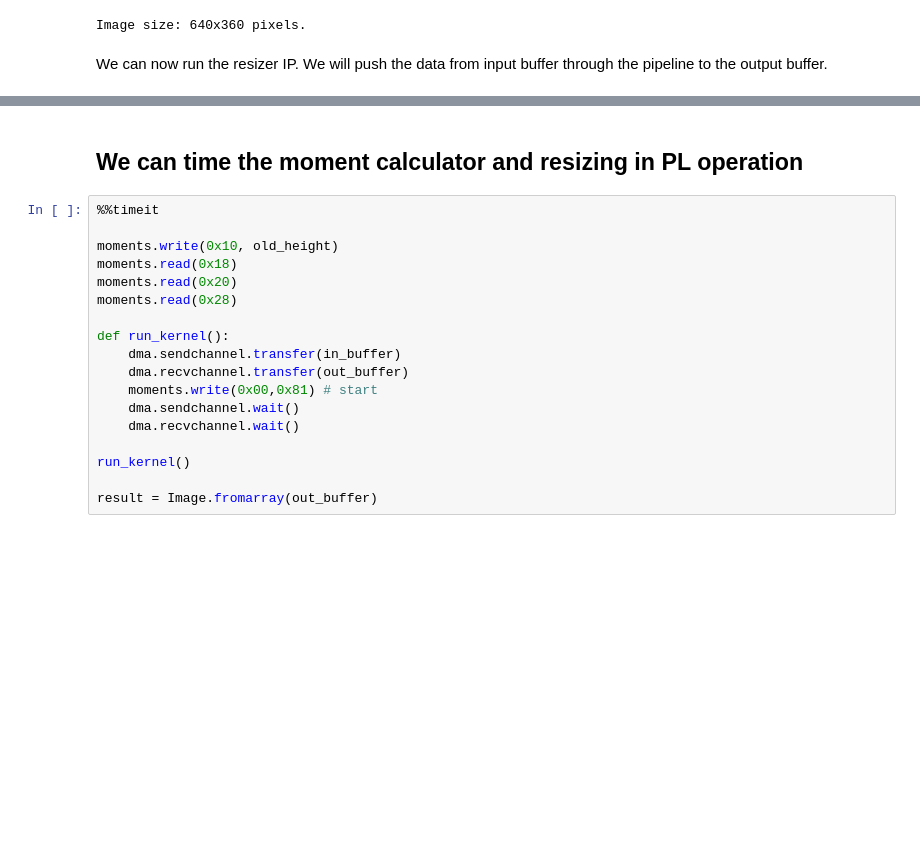
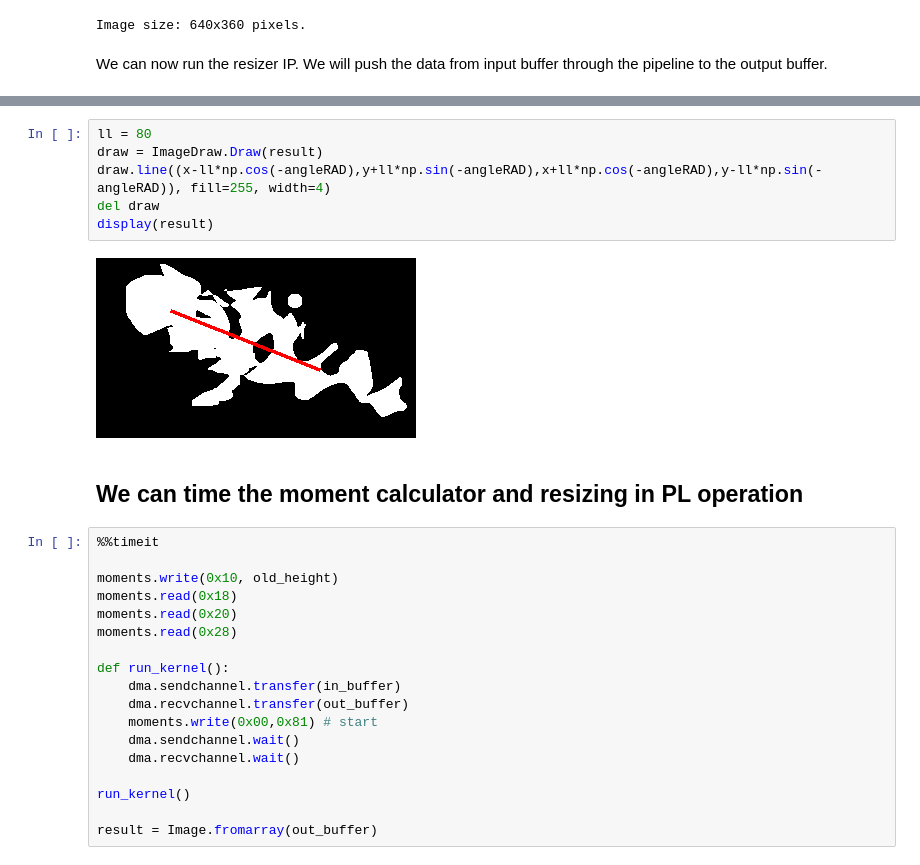
Before and after one commit to torstenschenk/ModellbasierterEntwurf, a Jupyter notebook: Versuch9_Pynq_implement/_moments/notebooks/moments_PL.ipynb, the cells around one changed output, grey strips where cells are left out. Cells and saved outputs as stored; diff of their text form; blank space fills up the shorter version.

```diff
--- a/Versuch9_Pynq_implement/_moments/notebooks/moments_PL.ipynb
+++ b/Versuch9_Pynq_implement/_moments/notebooks/moments_PL.ipynb
@@ -171,4 +177,12 @@ Return values of moments: x,y,angle: 17 13 12345
 Image has also been resized in Hardware(PL): 320x180 pixels.
+# %%
+ll = 80
+draw = ImageDraw.Draw(result)
+draw.line((x-ll*np.cos(-angleRAD),y+ll*np.sin(-angleRAD),x+ll*np.cos(-angleRAD),y-ll*np.sin(-angleRAD)), fill=255, width=4)
+del draw
+display(result)
+# %% [output]
+[figure, added]
 # %% [markdown]
 ## We can time the moment calculator and resizing in PL operation
 # %%
```
Also changed, not shown: parts of 7 cells of this notebook, 15 other files.
